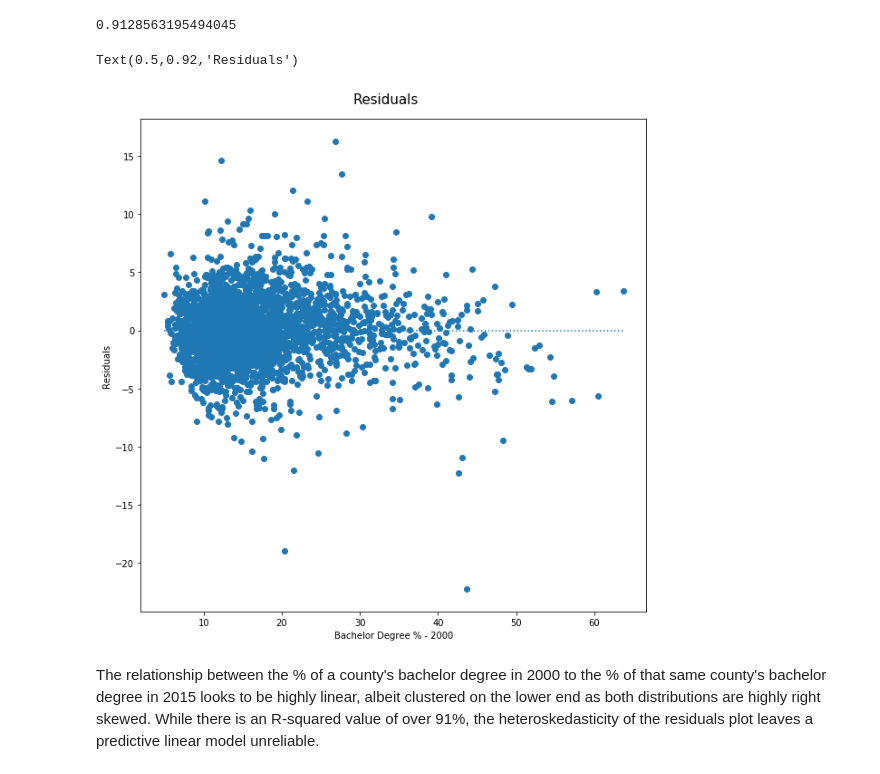
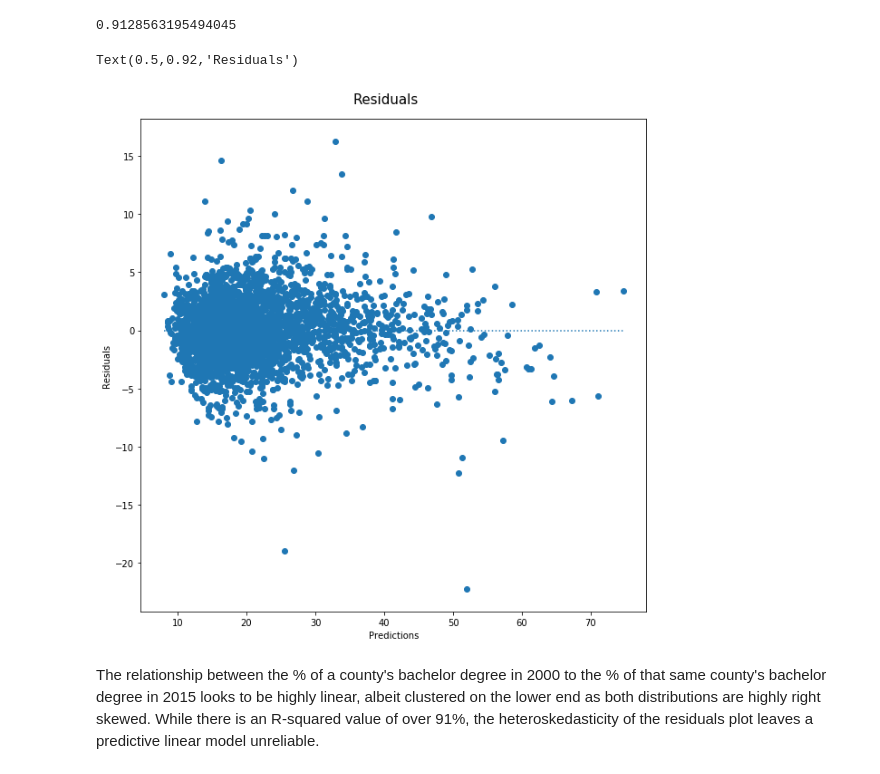
Before and after one commit to CSC217/spring_2019, a Jupyter notebook: week12-regression_ii/Final_Project_Example.ipynb, the cells around one changed output. Drawn from its saved outputs; the diff is of its cells as text; code cells hidden in the pictures.

```diff
--- a/week12-regression_ii/Final_Project_Example.ipynb
+++ b/week12-regression_ii/Final_Project_Example.ipynb
@@ -154,14 +154,14 @@ np.var(predictions) / np.var(education["Bachelor_2015"])
 0.9128563195494045
 # %%
 fig = plt.figure(figsize=(10,10))
-plt.scatter(education["Bachelor_2000"], residuals)
-plt.plot([education["Bachelor_2000"].min(), education["Bachelor_2000"].max()], [0,0], linestyle='dotted')
-plt.xlabel("Bachelor Degree % - 2000")
+plt.scatter(predictions, residuals)
+plt.plot([predictions.min(), predictions.max()], [0,0], linestyle='dotted')
+plt.xlabel("Predictions")
 plt.ylabel('Residuals')
 fig.suptitle('Residuals', fontsize=15, y=0.92)
 # %% [output]
 Text(0.5,0.92,'Residuals')
-[figure, old version]
+[figure, new version]
 # %% [markdown]
 The relationship between the % of a county's bachelor degree in 2000 to the % of that same county's bachelor degree in 2015 looks to be highly linear, albeit clustered on the lower end as both distributions are highly right skewed. While there is an R-squared value of over 91%, the heteroskedasticity of the residuals plot leaves a predictive linear model unreliable.
 # %% [markdown]
```
Also changed, not shown: parts of 4 cells of this notebook.
